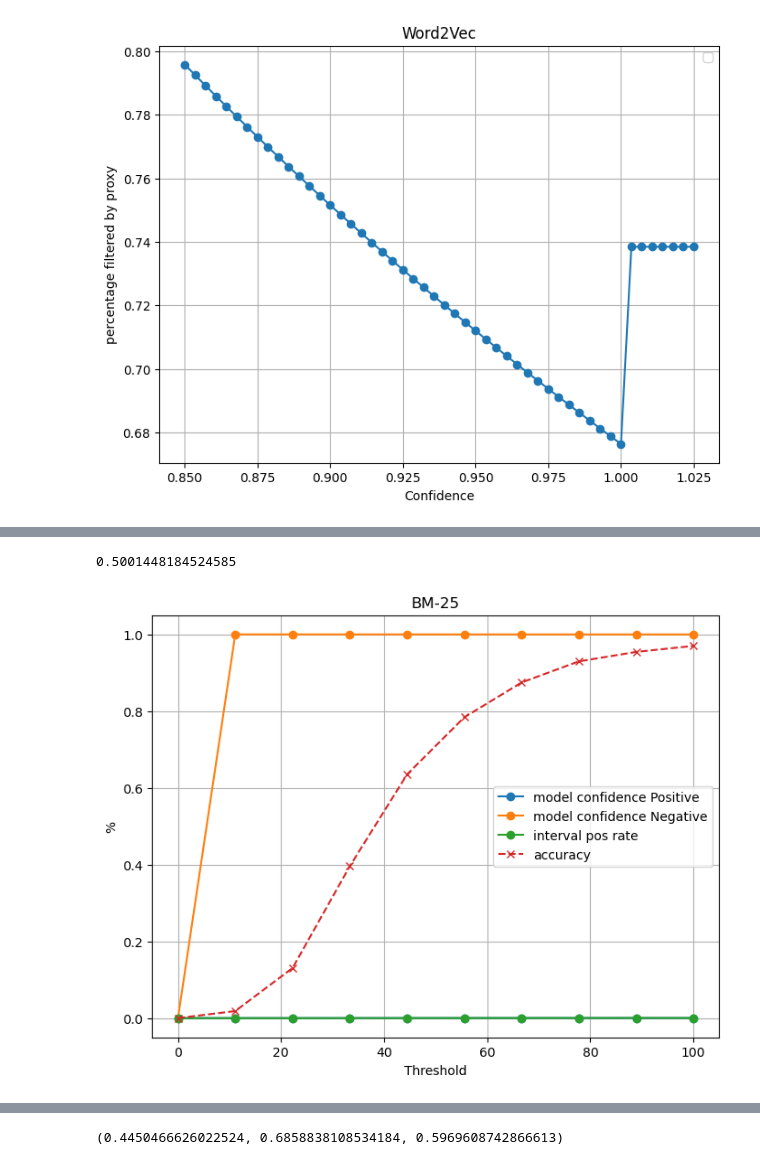
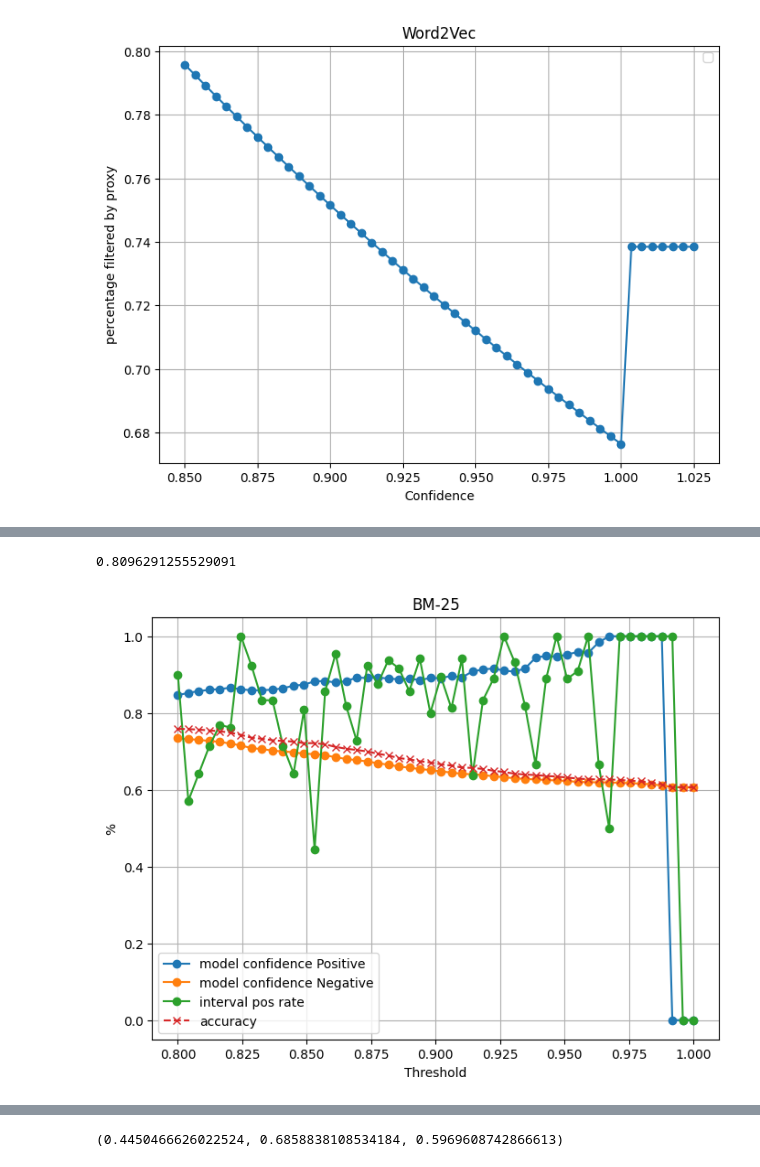
Before and after one commit to kaimeng-zhu/proxyJoin, a Jupyter notebook: w2v.ipynb, the cells around one changed output, grey strips where cells are left out. Cells and saved outputs as stored; diff of their text form; code cells hidden in the pictures.

```diff
--- a/w2v.ipynb
+++ b/w2v.ipynb
@@ -225,3 +226,17 @@ bm25Result = trim(5000,3000, bm25Result)
 w2vResult = trim(5000,3000, w2vResult)
 bertResult = trim(5000,3000, bertResult)
 #'''
+# %%
+def diag(size,resultList):
+    retList = []
+    for idx in range(size):
+        retList.append(resultList[idx * size + idx])
+    return retList
+
+bertRsultDiag = diag(3000,bertResult)
+bm25ResultDiag = diag(3000,bm25Result)
+w2vResultDiag = diag(3000,w2vResult)
+# %%
+for r in bertRsultDiag:
+    if r[1] == 1:
+        print(r[0])
@@ -321,11 +391,11 @@ plt.show()
 import numpy as np
 import matplotlib.pyplot as plt
 
-#w2vxAxis = np.linspace(0.95,1.005,20).tolist()
+w2vxAxis = np.linspace(0.90,1.005,10).tolist()
 w2vtruePos = []
 w2vtrueNeg = []
 w2vAccuracy = []
-#w2vIntervalPos = intervalMeasure(w2vResult,w2vxAxis)
+w2vIntervalPos = intervalMeasure(w2vResult,w2vxAxis)
 for threshold in w2vxAxis:
     tp,tn,ac = measure(w2vResult,threshold)
     w2vtruePos.append(tp)
@@ -579,39 +649,39 @@ print(counter)
 # %%
 import matplotlib.pyplot as plt
 
-bm25xAxis = np.linspace(0,0,100).tolist()
+bm25xAxis = np.linspace(0.8,1.0,50).tolist()
 bm25truePos = []
 bm25trueNeg = []
 bm25Accuracy = []
 for threshold in bm25xAxis:
-    tp,tn,ac = measure(bm25Result,threshold)
+    tp,tn,ac = measure(bertRsultDiag,threshold)
     bm25truePos.append(tp)
     bm25trueNeg.append(tn)
     bm25Accuracy.append(ac)
-bm25IntervalPos = intervalMeasure(bm25Result,bm25xAxis)
+bm25IntervalPos = intervalMeasure(bertRsultDiag,bm25xAxis)
 
 # Sample data
 x_values = bm25xAxis  # X-axis values
 y1_values = bm25truePos  # First set of Y-axis values
 y2_values = bm25trueNeg  # Second set of Y-axis values
 accuracy = [(y1+y2)/2 for y1,y2 in zip(y1_values,y2_values)]
 print(max(accuracy))
 # Create the line graph
 plt.figure(figsize=(8, 6))  # Optional: Set the figure size
 plt.plot(x_values, y1_values, label='model confidence Positive', marker='o', linestyle='-')
 plt.plot(x_values, y2_values, label='model confidence Negative', marker='o', linestyle='-')
 plt.plot(x_values, bm25IntervalPos, label='interval pos rate', marker='o', linestyle='-')
 plt.plot(x_values, bm25Accuracy, label='accuracy', marker='x', linestyle='--')
 
 # Add labels and a legend
 plt.xlabel('Threshold')
 plt.ylabel('%')
 plt.title('BM-25')
 plt.legend()
 
 # Show the graph (or save it to a file with plt.savefig)
 plt.grid(True)  # Optional: Show grid lines
 plt.show()
 # %% [output]
-0.5001448184524585
+0.8096291255529091
-[figure, old version]
+[figure, new version]
```
Also changed, not shown: parts of 14 cells of this notebook.
